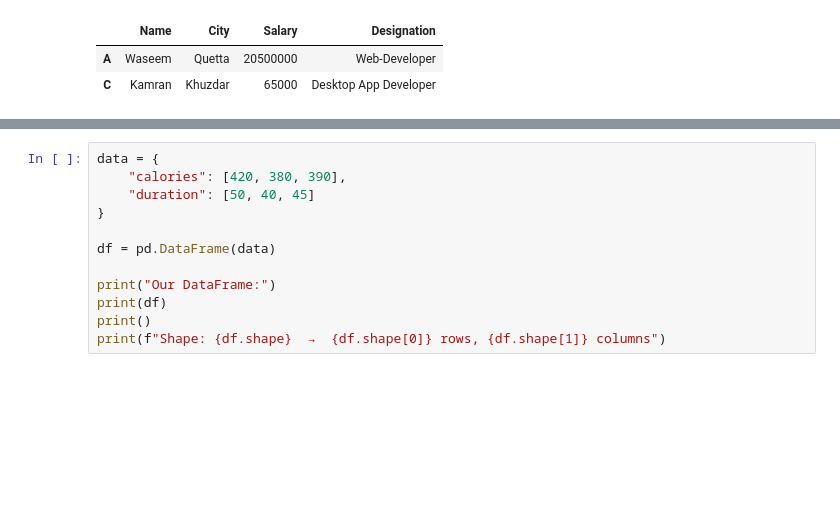
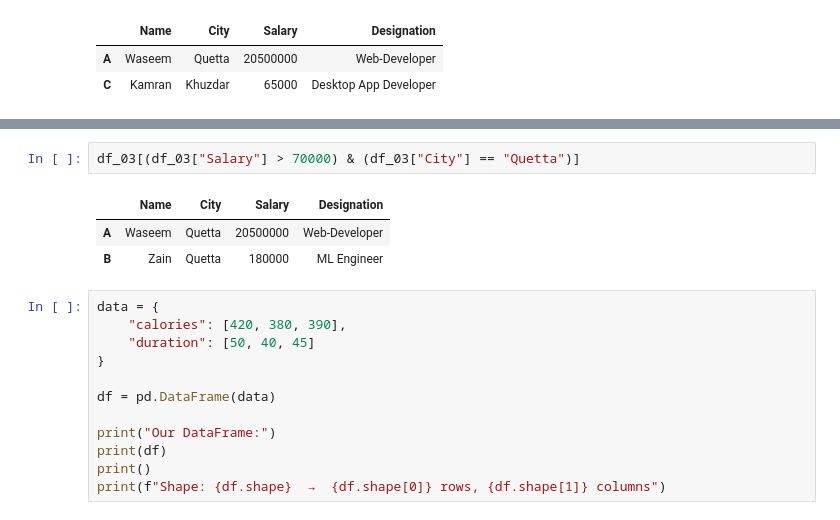
Before and after one commit to waseem-development/AI-NAVTTC, a Jupyter notebook: python/pandas/3_pandas_dataframes.ipynb, the cells around one changed output, grey strips where cells are left out. Drawn from its saved outputs; the diff is of its cells as text; blank space fills up the shorter version.

```diff
--- a/python/pandas/3_pandas_dataframes.ipynb
+++ b/python/pandas/3_pandas_dataframes.ipynb
@@ -250,3 +291,9 @@ KeyError: "['Age'] not found in axis"
+# %%
+df_03[(df_03["Salary"] > 70000) & (df_03["City"] == "Quetta")]
+# %% [output]
+|  | Name | City | Salary | Designation |
+| A | Waseem | Quetta | 20500000 | Web-Developer |
+| B | Zain | Quetta | 180000 | ML Engineer |
 # %%
 data = {
     "calories": [420, 380, 390],
```
Also changed, not shown: parts of 7 cells of this notebook, 1 other file.
